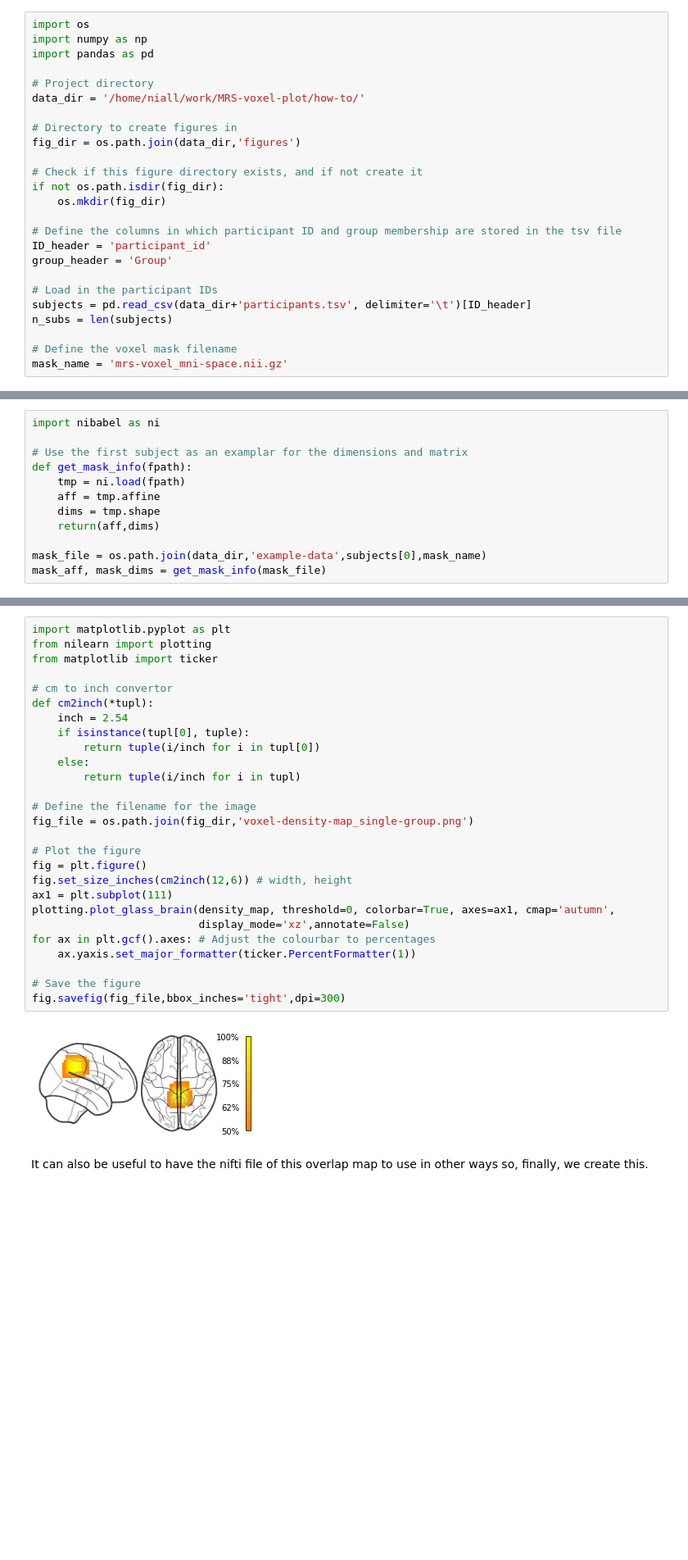
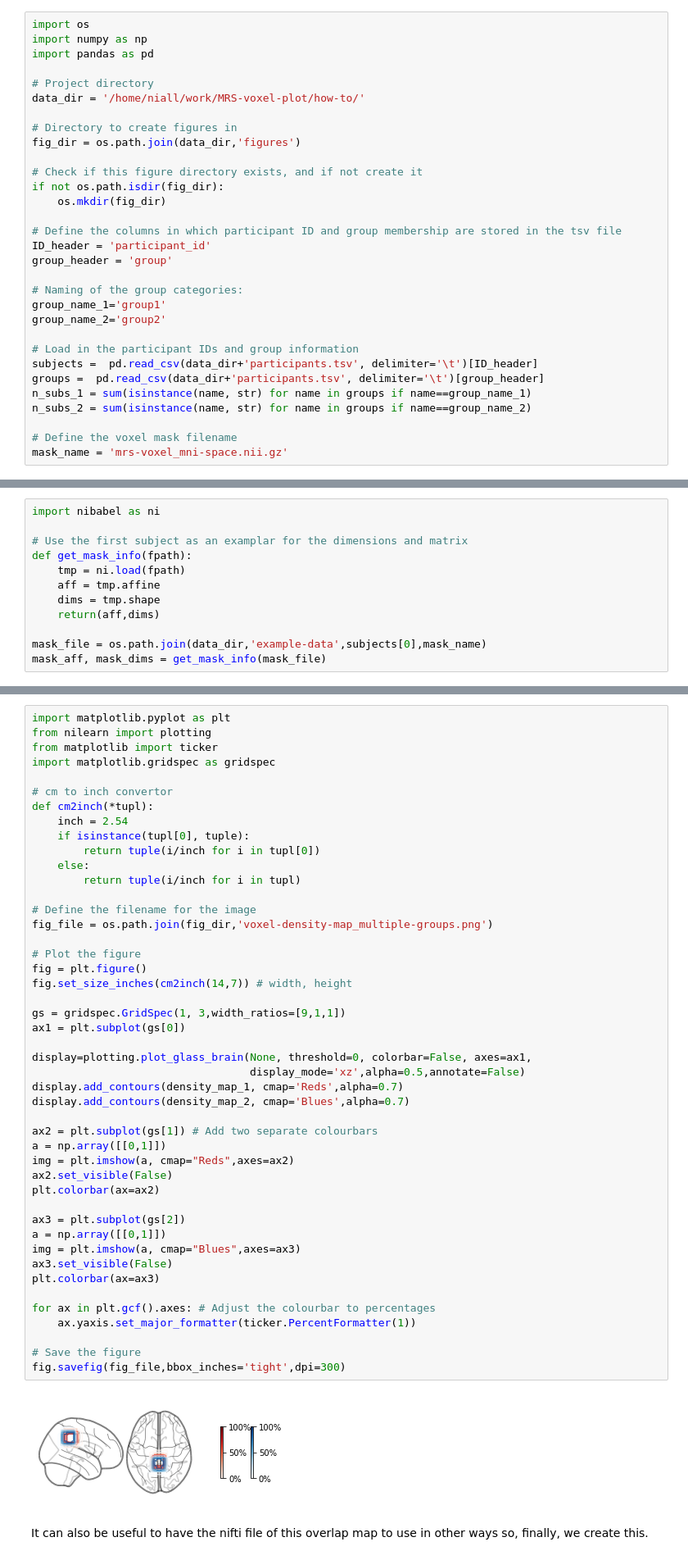
Before and after one commit to nw-duncan/MRS-voxel-plot, a Jupyter notebook: how-to/multiple-groups-walkthrough.ipynb, the cells around one changed output, grey strips where cells are left out. Shown: that part at 82% size. Drawn from its saved outputs; the diff is of its cells as text; blank space fills up the shorter version.

Commit message:
Multi group voxel images

```diff
--- a/how-to/multiple-groups-walkthrough.ipynb
+++ b/how-to/multiple-groups-walkthrough.ipynb
@@ -57,11 +57,17 @@ if not os.path.isdir(fig_dir):
 
 # Define the columns in which participant ID and group membership are stored in the tsv file
 ID_header = 'participant_id'
-group_header = 'Group'
+group_header = 'group'
 
-# Load in the participant IDs
-subjects = pd.read_csv(data_dir+'participants.tsv', delimiter='\t')[ID_header]
-n_subs = len(subjects)
+# Naming of the group categories:
+group_name_1='group1'
+group_name_2='group2'
+
+# Load in the participant IDs and group information
+subjects =  pd.read_csv(data_dir+'participants.tsv', delimiter='\t')[ID_header]
+groups =  pd.read_csv(data_dir+'participants.tsv', delimiter='\t')[group_header]
+n_subs_1 = sum(isinstance(name, str) for name in groups if name==group_name_1)
+n_subs_2 = sum(isinstance(name, str) for name in groups if name==group_name_2)
 
 # Define the voxel mask filename
 mask_name = 'mrs-voxel_mni-space.nii.gz'
@@ -103,32 +121,51 @@ Here we use the "autumn" colourmap for the plotting but any matplotlib compatibl
 # %%
 import matplotlib.pyplot as plt
 from nilearn import plotting
 from matplotlib import ticker
+import matplotlib.gridspec as gridspec
 
 # cm to inch convertor
 def cm2inch(*tupl):
     inch = 2.54
     if isinstance(tupl[0], tuple):
         return tuple(i/inch for i in tupl[0])
     else:
         return tuple(i/inch for i in tupl)
 
 # Define the filename for the image
-fig_file = os.path.join(fig_dir,'voxel-density-map_single-group.png')
+fig_file = os.path.join(fig_dir,'voxel-density-map_multiple-groups.png')
 
 # Plot the figure
 fig = plt.figure()
-fig.set_size_inches(cm2inch(12,6)) # width, height
-ax1 = plt.subplot(111)
-plotting.plot_glass_brain(density_map, threshold=0, colorbar=True, axes=ax1, cmap='autumn',
-                          display_mode='xz',annotate=False)
+fig.set_size_inches(cm2inch(14,7)) # width, height
+
+gs = gridspec.GridSpec(1, 3,width_ratios=[9,1,1])
+ax1 = plt.subplot(gs[0])
+
+display=plotting.plot_glass_brain(None, threshold=0, colorbar=False, axes=ax1,
+                                  display_mode='xz',alpha=0.5,annotate=False)
+display.add_contours(density_map_1, cmap='Reds',alpha=0.7)
+display.add_contours(density_map_2, cmap='Blues',alpha=0.7)
+
+ax2 = plt.subplot(gs[1]) # Add two separate colourbars
+a = np.array([[0,1]])
+img = plt.imshow(a, cmap="Reds",axes=ax2)
+ax2.set_visible(False)
+plt.colorbar(ax=ax2)
+
+ax3 = plt.subplot(gs[2])
+a = np.array([[0,1]])
+img = plt.imshow(a, cmap="Blues",axes=ax3)
+ax3.set_visible(False)
+plt.colorbar(ax=ax3)
+
 for ax in plt.gcf().axes: # Adjust the colourbar to percentages
     ax.yaxis.set_major_formatter(ticker.PercentFormatter(1))
 
 # Save the figure
 fig.savefig(fig_file,bbox_inches='tight',dpi=300)
 # %% [output]
-[figure, old version]
+[figure, new version]
 # %% [markdown]
 It can also be useful to have the nifti file of this overlap map to use in other ways so, finally, we create this.
 # %%
```
Also changed, not shown: parts of 4 cells of this notebook, 3 other files.
